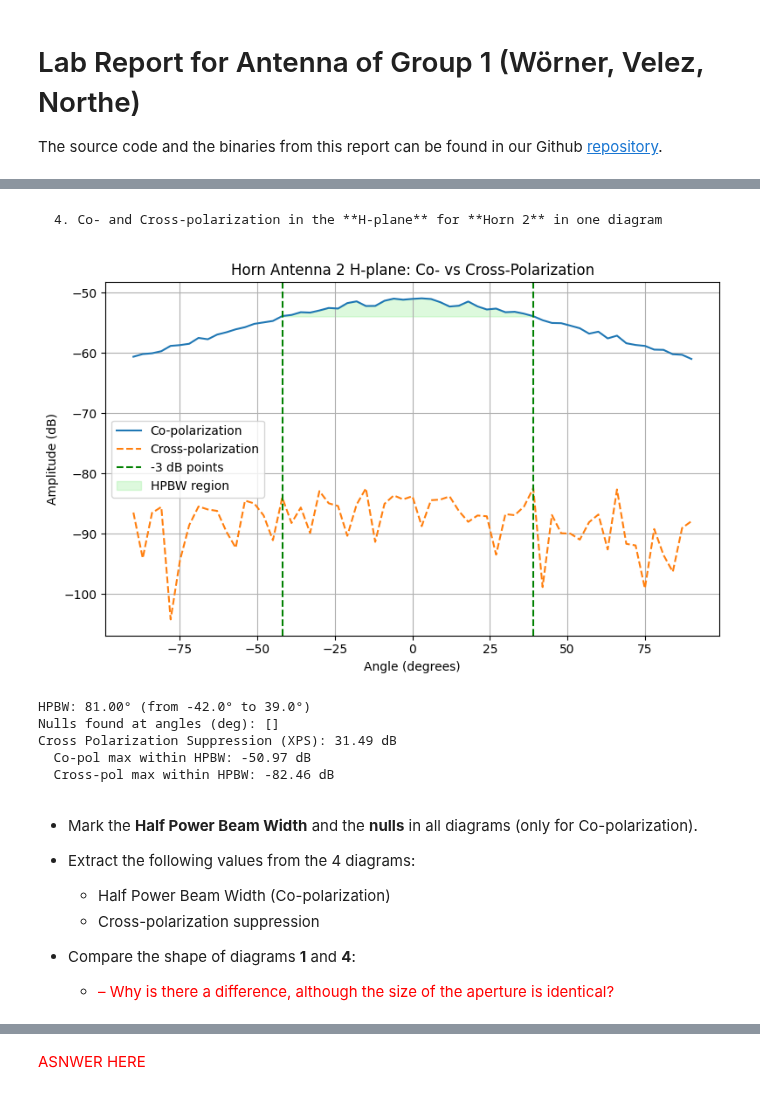
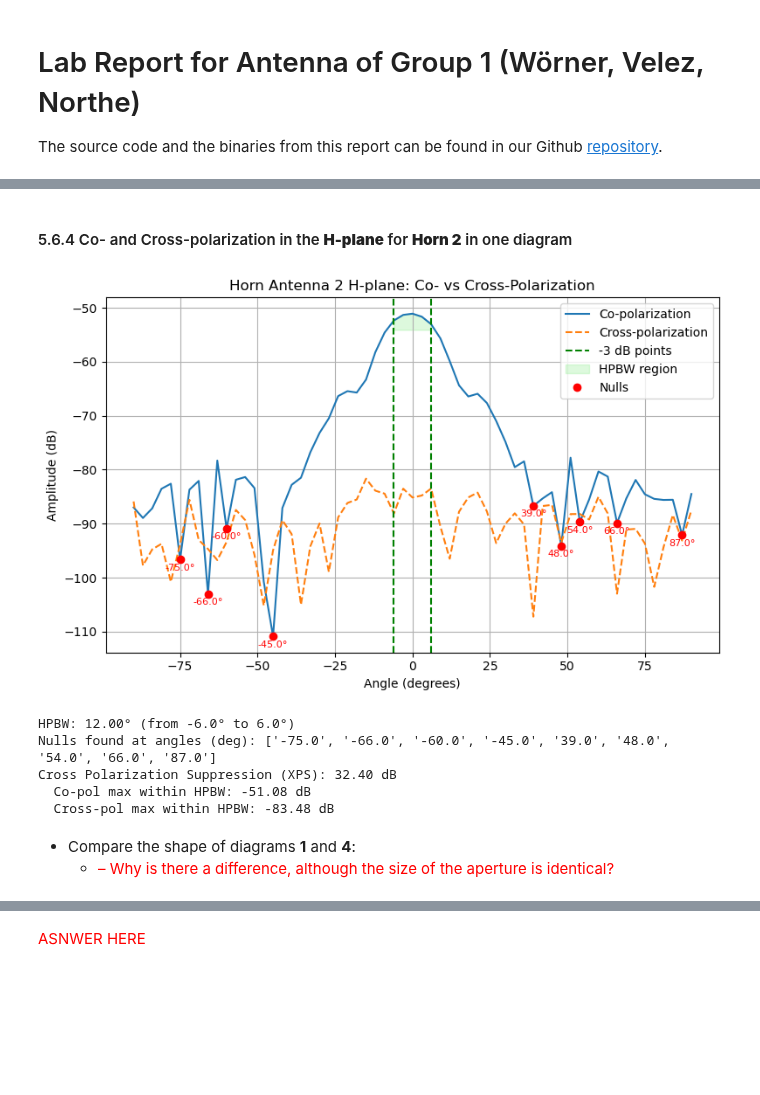
Before and after one commit to NortheLo/Microwave_Eng_Lab, a Jupyter notebook: Lab5_Antennas/Lab5_Antennas_Group1.ipynb, the cells around one changed output, grey strips where cells are left out. Drawn from its saved outputs; the diff is of its cells as text; code cells hidden in the pictures; blank space fills up the shorter version.

```diff
--- a/Lab5_Antennas/Lab5_Antennas_Group1.ipynb
+++ b/Lab5_Antennas/Lab5_Antennas_Group1.ipynb
@@ -50,13 +50,13 @@ def plot_polarizations(co_path, cross_path, title="Measured Radiation Pattern",
     mess_co = co_data['messdummy'][0]
     angles = mess_co['angles'].flatten()
     E_co = mess_co['measured_data'].flatten()
-    E_co_dB = 20 * np.log10(np.abs(E_co) + 1e-12) ###
+    E_co_dB = 20 * np.log10(np.abs(E_co)) ###
 
     # Load cross-polarization
     cross_data = loadMatlabData(cross_path)
     mess_cross = cross_data['messdummy'][0]
     E_cross = mess_cross['measured_data'].flatten()
-    E_cross_dB = 20 * np.log10(np.abs(E_cross) + 1e-12)  ###
+    E_cross_dB = 20 * np.log10(np.abs(E_cross)) ###
 
     # --- Half Power Beam Width ---
     max_E = np.max(E_co_dB)
@@ -147,7 +147,7 @@ def plot_array_patterns(paths, labels=None, title="Patch Array Beam Steering", p
         mess = data['messdummy'][0]
         angles = mess['angles'].flatten()
         E = mess['measured_data'].flatten()
-        E_dB = 20 * np.log10(np.abs(E) + 1e-12) ###
+        E_dB = 20 * np.log10(np.abs(E)) ###
 
         # Plot pattern
         plt.plot(angles, E_dB, label=labels[i])
@@ -236,26 +248,20 @@ Cross Polarization Suppression (XPS): 32.40 dB
 # %% [markdown]
-    4. Co- and Cross-polarization in the **H-plane** for **Horn 2** in one diagram
+#### 5.6.4 Co- and Cross-polarization in the **H-plane** for **Horn 2** in one diagram
 # %%
 plot_polarizations(
-    'Microwave_lab_07_07_25/Measurement_Antennas/Uncalibrated/564_HornHplane_Co.mat',
-    'Microwave_lab_07_07_25/Measurement_Antennas/Uncalibrated/564_HornHplane_X.mat',
+    'Microwave_lab_07_07_25/Measurement_Antennas/Calibrated/564_Horn2_Hplane_Co.mat',
+    'Microwave_lab_07_07_25/Measurement_Antennas/Calibrated/564_Horn2Hplane_X.mat',
     title="Horn Antenna 2 H-plane: Co- vs Cross-Polarization",
     prominence=2
 )
 # %% [output]
-[figure, old version]
+[figure, new version]
-HPBW: 81.00° (from -42.0° to 39.0°)
-Nulls found at angles (deg): []
-Cross Polarization Suppression (XPS): 31.49 dB
-  Co-pol max within HPBW: -50.97 dB
-  Cross-pol max within HPBW: -82.46 dB
+HPBW: 12.00° (from -6.0° to 6.0°)
+Nulls found at angles (deg): ['-75.0', '-66.0', '-60.0', '-45.0', '39.0', '48.0', '54.0', '66.0', '87.0']
+Cross Polarization Suppression (XPS): 32.40 dB
+  Co-pol max within HPBW: -51.08 dB
+  Cross-pol max within HPBW: -83.48 dB
 # %% [markdown]
-- Mark the **Half Power Beam Width** and the **nulls** in all diagrams (only for Co-polarization).
-
-- Extract the following values from the 4 diagrams:
-    - Half Power Beam Width (Co-polarization)
-    - Cross-polarization suppression
-
 - Compare the shape of diagrams **1** and **4**:
     - <span style="color:red">– Why is there a difference, although the size of the aperture is identical?</span>
 # %%
```
Also changed, not shown: parts of 11 cells of this notebook, 19 other files.
